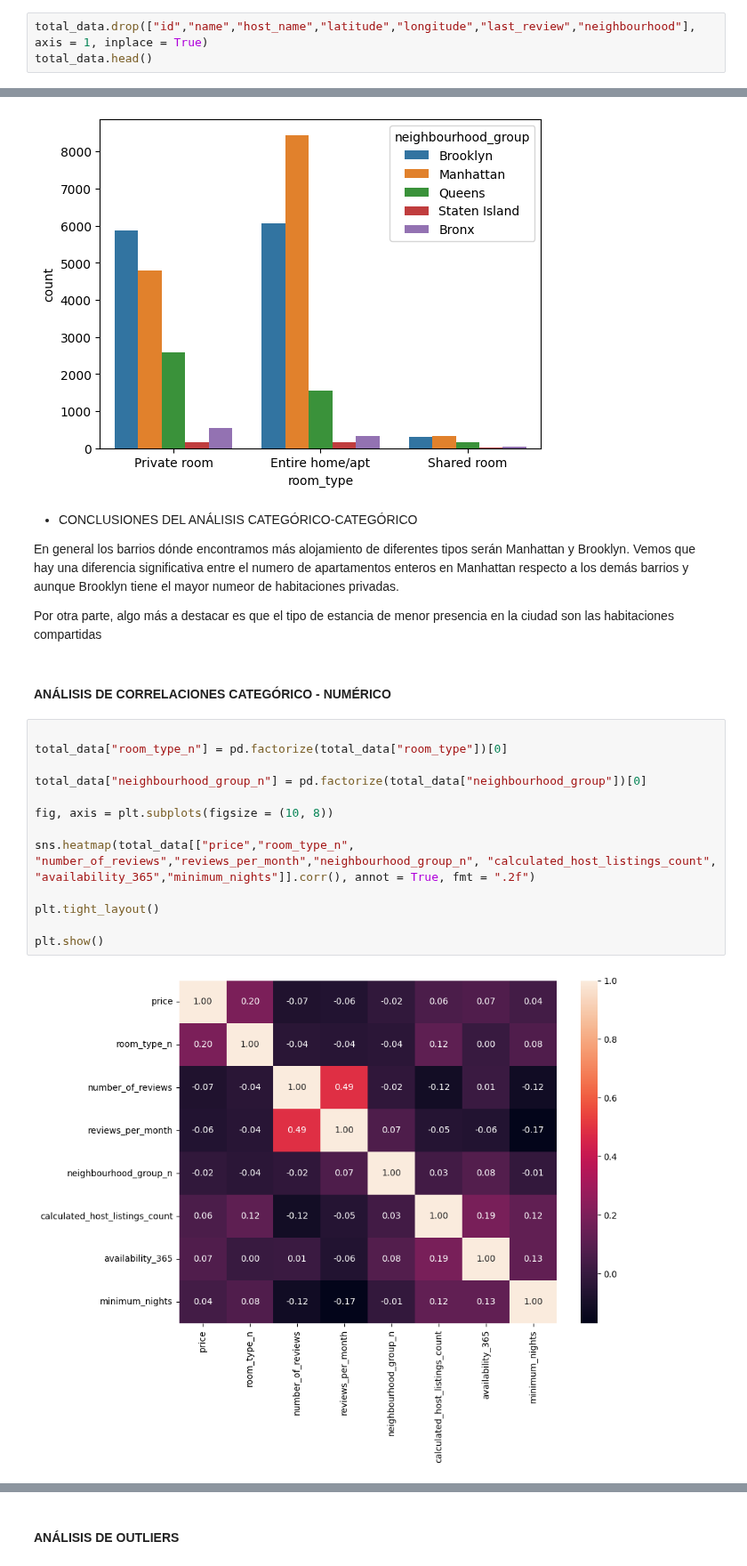
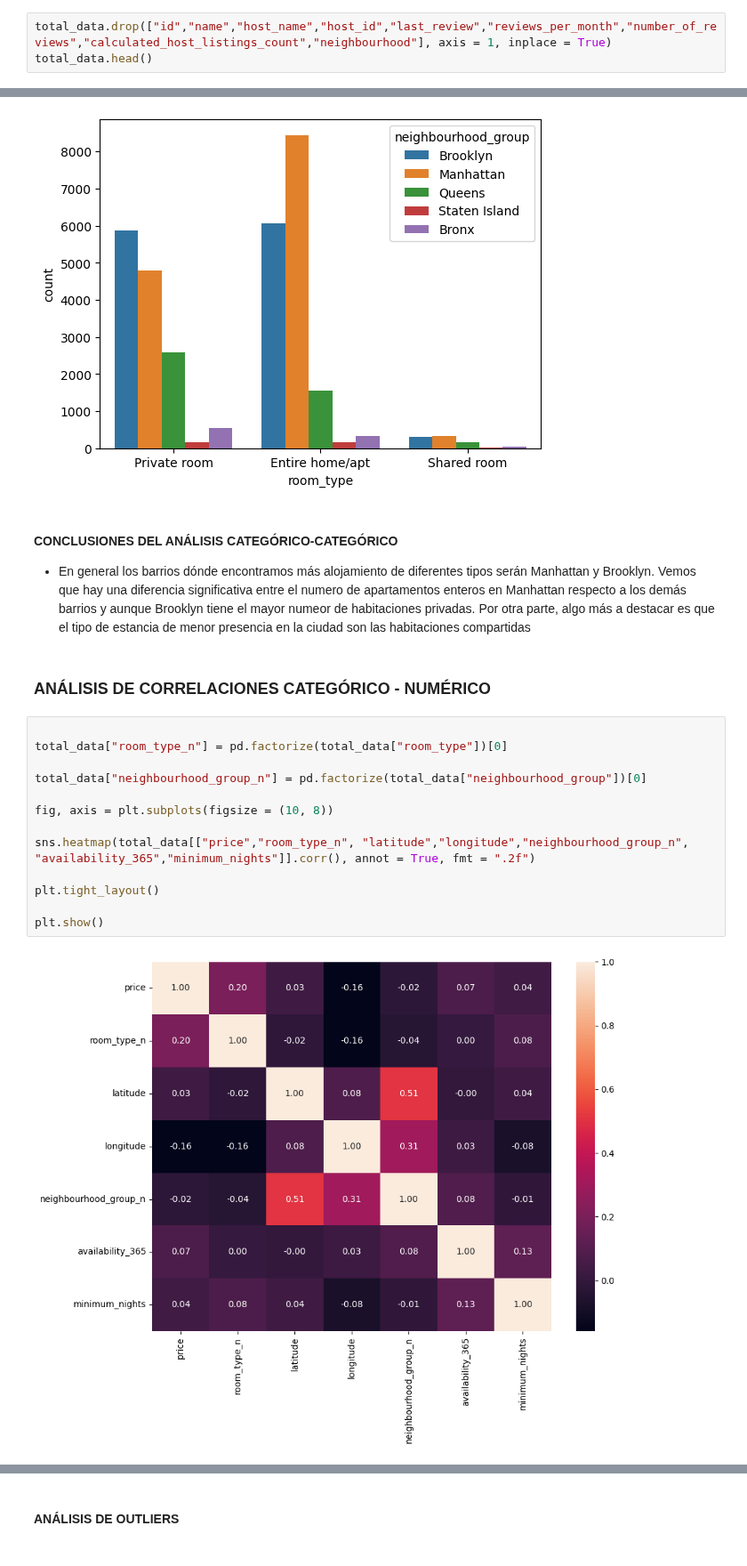
Before and after one commit to 4GeeksAcademy/CristinaChico_EDA, a Jupyter notebook: src/explore.ipynb, the cells around one changed output, grey strips where cells are left out. Shown at 89% size. Cells and saved outputs as stored; diff of their text form.

```diff
--- a/src/explore.ipynb
+++ b/src/explore.ipynb
@@ -77,6 +81,6 @@ Al eliminar la columna identificadora no se encuentran duplicados pero al compro
 # %% [markdown]
 * ELIMINAR INFO IRRELEVANTE
 # %%
-total_data.drop(["id","name","host_name","latitude","longitude","last_review","neighbourhood"], axis = 1, inplace = True)
+total_data.drop(["id","name","host_name","host_id","last_review","reviews_per_month","number_of_reviews","calculated_host_listings_count","neighbourhood"], axis = 1, inplace = True)
 total_data.head()
 # %% [output]
@@ -279,26 +266,24 @@ sns.countplot( data = total_data, x = "room_type", hue = "neighbourhood_group")
 <Axes: xlabel='room_type', ylabel='count'>
 [figure]
 # %% [markdown]
-* CONCLUSIONES DEL ANÁLISIS CATEGÓRICO-CATEGÓRICO
+#### CONCLUSIONES DEL ANÁLISIS CATEGÓRICO-CATEGÓRICO
 
-En general los barrios dónde encontramos más alojamiento de diferentes tipos serán Manhattan y Brooklyn. Vemos que hay una diferencia significativa entre el numero de apartamentos enteros en Manhattan respecto a los demás barrios y aunque Brooklyn tiene el mayor numeor de habitaciones privadas.
-
-Por otra parte, algo más a destacar es que el tipo de estancia de menor presencia en la ciudad son las habitaciones compartidas
+* En general los barrios dónde encontramos más alojamiento de diferentes tipos serán Manhattan y Brooklyn. Vemos que hay una diferencia significativa entre el numero de apartamentos enteros en Manhattan respecto a los demás barrios y aunque Brooklyn tiene el mayor numeor de habitaciones privadas. Por otra parte, algo más a destacar es que el tipo de estancia de menor presencia en la ciudad son las habitaciones compartidas
 # %% [markdown]
-#### ANÁLISIS DE CORRELACIONES CATEGÓRICO - NUMÉRICO
+### ANÁLISIS DE CORRELACIONES CATEGÓRICO - NUMÉRICO
 # %%
 
 total_data["room_type_n"] = pd.factorize(total_data["room_type"])[0]
 
 total_data["neighbourhood_group_n"] = pd.factorize(total_data["neighbourhood_group"])[0]
 
 fig, axis = plt.subplots(figsize = (10, 8))
 
-sns.heatmap(total_data[["price","room_type_n", "number_of_reviews","reviews_per_month","neighbourhood_group_n", "calculated_host_listings_count", "availability_365","minimum_nights"]].corr(), annot = True, fmt = ".2f")
+sns.heatmap(total_data[["price","room_type_n", "latitude","longitude","neighbourhood_group_n", "availability_365","minimum_nights"]].corr(), annot = True, fmt = ".2f")
 
 plt.tight_layout()
 
 plt.show()
 # %% [output]
-[figure, old version]
+[figure, new version]
 # %% [markdown]
```
Also changed, not shown: parts of 43 cells of this notebook.
